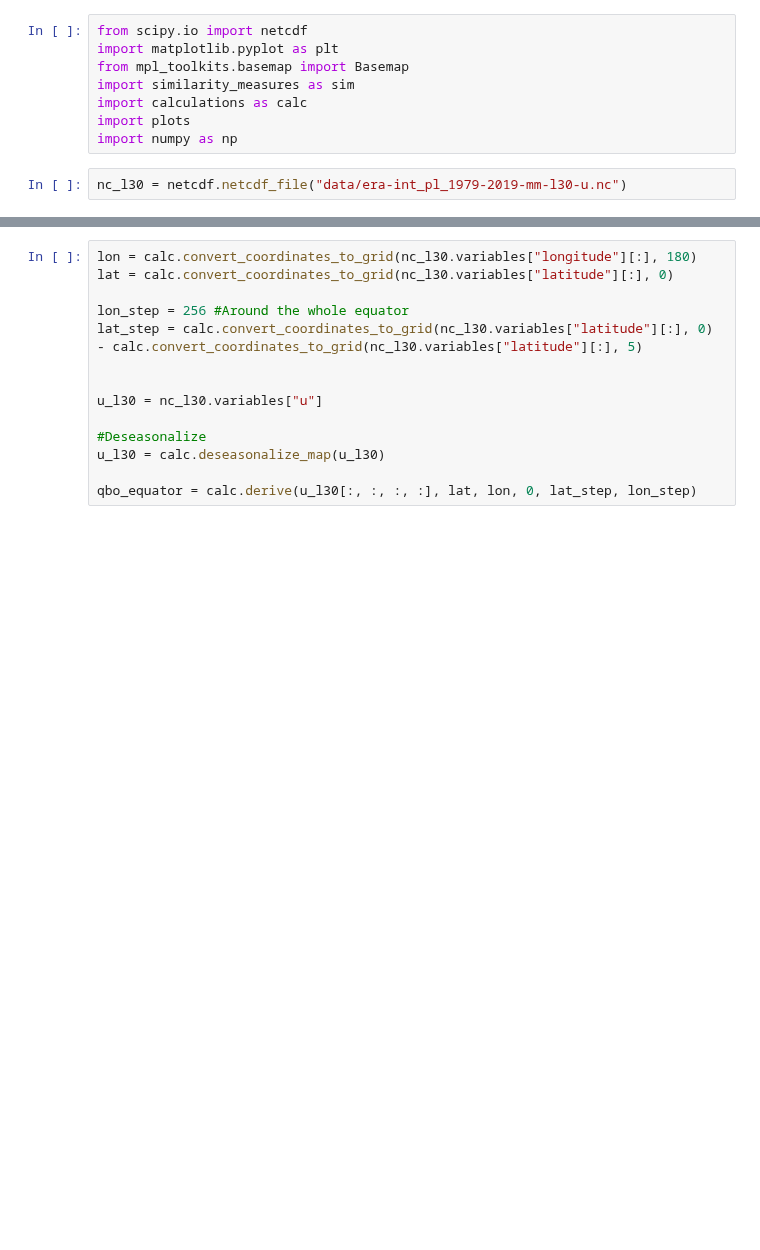
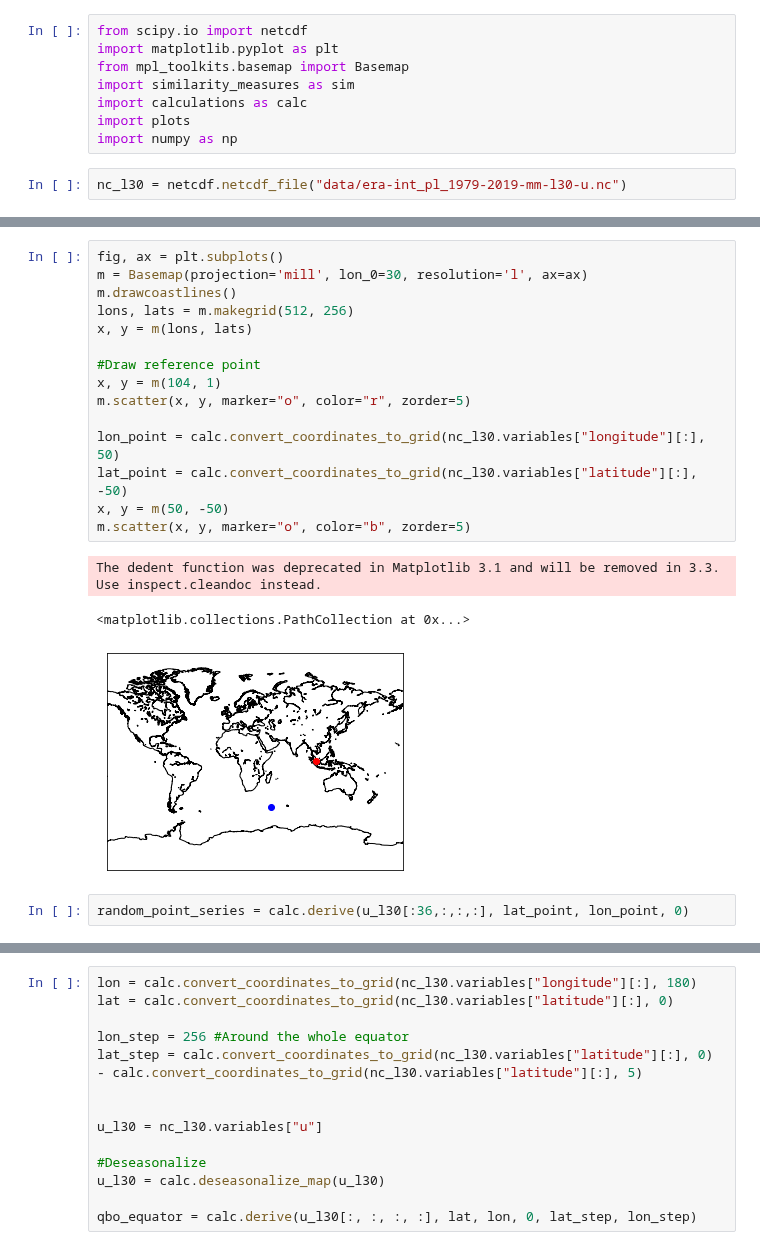
Before and after one commit to Climate-Data-Science/Climate-Similarity-Metrics, a Jupyter notebook: proposal_figures.ipynb, the cells around one changed output, grey strips where cells are left out. Drawn from its saved outputs; the diff is of its cells as text; blank space fills up the shorter version.

```diff
--- a/proposal_figures.ipynb
+++ b/proposal_figures.ipynb
@@ -10,0 +36,21 @@ nc_l30 = netcdf.netcdf_file("data/era-int_pl_1979-2019-mm-l30-u.nc")
+# %%
+fig, ax = plt.subplots()
+m = Basemap(projection='mill', lon_0=30, resolution='l', ax=ax)
+m.drawcoastlines()
+lons, lats = m.makegrid(512, 256)
+x, y = m(lons, lats)
+
+#Draw reference point
+x, y = m(104, 1)
+m.scatter(x, y, marker="o", color="r", zorder=5)
+
+lon_point = calc.convert_coordinates_to_grid(nc_l30.variables["longitude"][:], 50)
+lat_point = calc.convert_coordinates_to_grid(nc_l30.variables["latitude"][:], -50)
+x, y = m(50, -50)
+m.scatter(x, y, marker="o", color="b", zorder=5)
+# %% [output]
+The dedent function was deprecated in Matplotlib 3.1 and will be removed in 3.3. Use inspect.cleandoc instead.
+<matplotlib.collections.PathCollection at 0x...>
+[figure, added]
+# %%
+random_point_series = calc.derive(u_l30[:36,:,:,:], lat_point, lon_point, 0)
```
Also changed, not shown: parts of 17 cells of this notebook, 2 other files.
